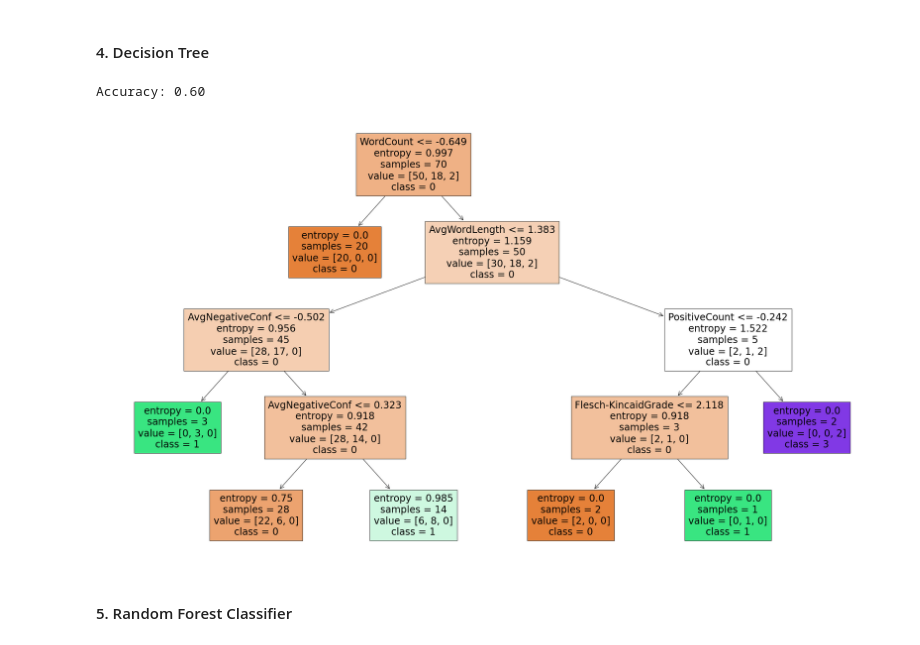
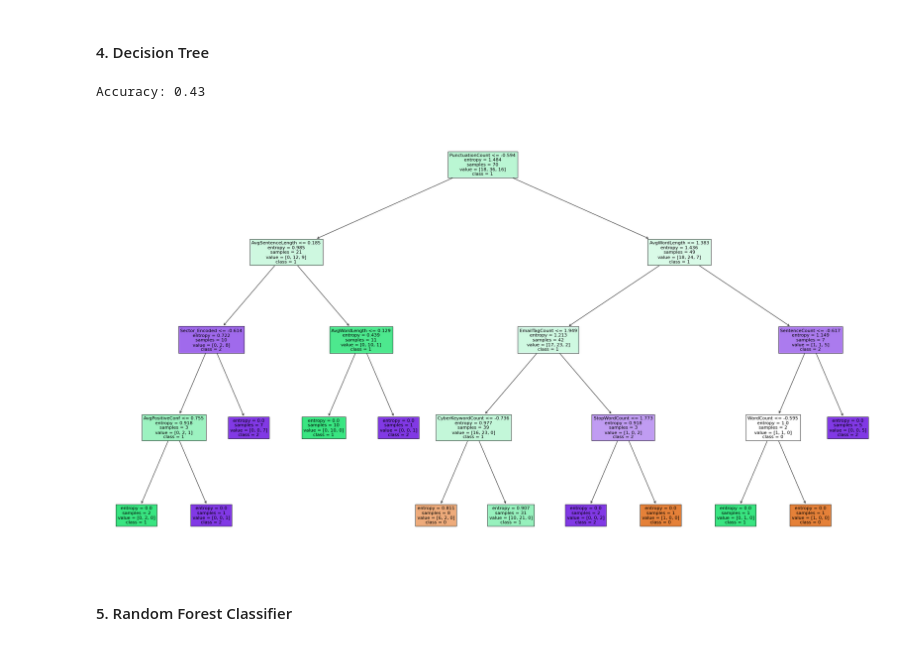
Before and after one commit to nguyenyenchi/Aus_Data_Breach_Statements, a Jupyter notebook: 5.9.2023 Data Prep & Modelling Thesis Data Breach.ipynb, the cells around one changed output. Cells and saved outputs as stored; diff of their text form; code cells hidden in the pictures.

```diff
--- a/5.9.2023 Data Prep & Modelling Thesis Data Breach.ipynb
+++ b/5.9.2023 Data Prep & Modelling Thesis Data Breach.ipynb
@@ -57,0 +261,3 @@ Name: Sector_Encoded, dtype: int64
+# %%
+# Create new column if there is a title for the statement
+df['TitleMention'] = df['Title'].apply(lambda x: 1 if isinstance(x, str) else 0)
@@ -57,0 +328,2 @@ Name: Sector_Encoded, dtype: int64
+# %%
+df['DataTypeCount'] = df['DataType'].apply(lambda x: len(set(x.split(', '))) if isinstance(x, str) else 0)
@@ -60,10 +363,12 @@ Name: Sector_Encoded, dtype: int64
 # %%
 # Copy certain columns to create a new DataFrame
-selected_columns = [
+selected_columns = ['AuthorMention', 'TitleMention', 'DataTypeCount',
     'DataBreachSource_Encoded', 'Channel_Encoded', 'Sector_Encoded', 'VaderSentiment_Encoded',
     'PositiveCount', 'NegativeCount', 'PosNegRatio', 'PosTotalRatio', 'AvgPositiveConf', 'AvgNegativeConf',
                                               'WordCount', 'SentenceCount', 'ReadingEase', 'Flesch-KincaidGrade', 'HyperlinksCount', 'CyberKeywordCount', 'AuthorityKeywordCount',  'FAQKeywordCount',
-                                             'AvgWordLength', 'AvgSentenceLength', 'LevelOfDetail']
+                                             'AvgWordLength', 'AvgSentenceLength',
+    'UniqueWordCount', 'StopWordCount', 'CharCount', 'PunctuationCount', 'EmailTagCount', 'TimelagGroupEncoded',
+    'LevelOfDetail']
 # Test modelling for class "LevelDetail"
-trial = df[selected_columns].copy()
+df = df[selected_columns].copy()
 # %%
@@ -114,6 +602,6 @@ from sklearn.metrics import accuracy_score
 # %%
-X = trial.drop(columns='LevelOfDetail')
-y = trial['LevelOfDetail'].astype(str)
+X = df.drop(columns='LevelOfDetail')
+y = df['LevelOfDetail']
 
 X_train, X_test, y_train, y_test = train_test_split(X, y, test_size=0.3, random_state=0)
 X_train.shape, y_train.shape, X_test.shape, y_test.shape
@@ -162,27 +648,29 @@ X_test_std = std_scaler.transform(X_test)
 # %%
 from sklearn.tree import DecisionTreeClassifier
 from sklearn import tree
 
 clf = tree.DecisionTreeClassifier(max_depth=4, criterion='entropy')
 clf.fit(X_train_std, y_train)
 y_pred = clf.predict(X_test_std)
 print('Accuracy: %.2f' % accuracy_score(y_test, y_pred))
 
 fig = plt.figure(figsize=(35,20))
 
 
-t = tree.plot_tree(clf, feature_names=('DataBreachSource_Encoded', 'Channel_Encoded', 'Sector_Encoded',
+t = tree.plot_tree(clf, feature_names=(#'AuthorMention', 'TitleMention', 'DataTypeCount',
+                                       'DataBreachSource_Encoded', 'Channel_Encoded', 'Sector_Encoded',
        'VaderSentiment_Encoded', 'PositiveCount', 'NegativeCount',
        'PosNegRatio', 'PosTotalRatio', 'AvgPositiveConf', 'AvgNegativeConf',
        'WordCount', 'SentenceCount', 'ReadingEase', 'Flesch-KincaidGrade',
        'HyperlinksCount', 'CyberKeywordCount', 'AuthorityKeywordCount',
-       'FAQKeywordCount', 'AvgWordLength', 'AvgSentenceLength'
+       'FAQKeywordCount', 'AvgWordLength', 'AvgSentenceLength',
+                                       'UniqueWordCount', 'StopWordCount', 'CharCount', 'PunctuationCount', 'EmailTagCount',
        ),
-                   class_names=['0', '1', '3'],
+                   class_names=['0', '1', '2'],
                    filled=True)
 # %% [output]
-Accuracy: 0.60
+Accuracy: 0.43
-[figure, old version]
+[figure, new version]
 # %% [markdown]
 #### 5. Random Forest Classifier
 # %%
```
Also changed, not shown: parts of 77 cells of this notebook, 1 other file.
